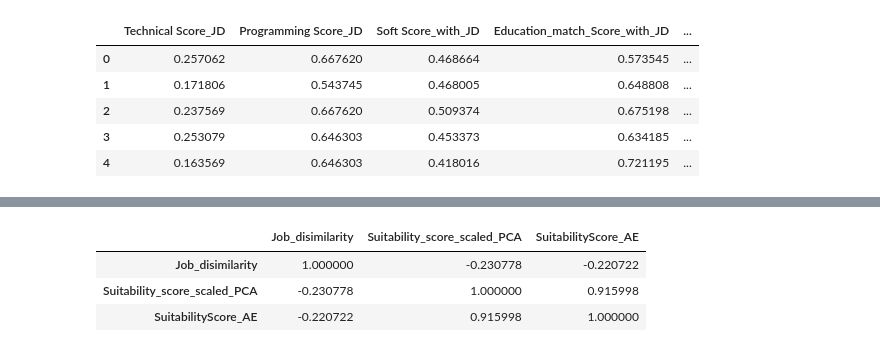
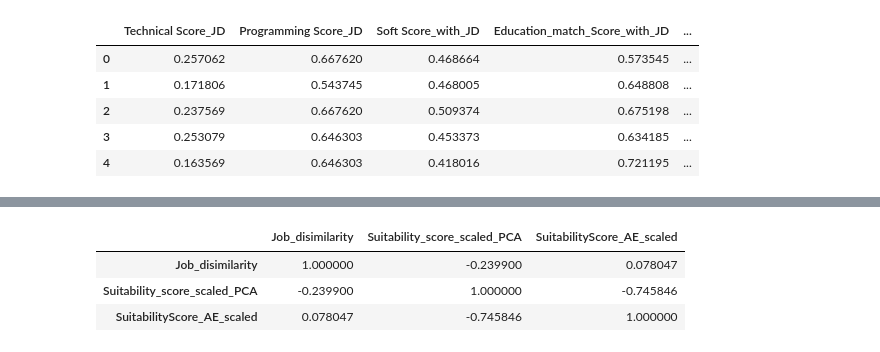
Before and after one commit to DanukaDilshann/AI-Driven-Job-Role-Fit-Prediction, a Jupyter notebook: code/AutoEncoder.ipynb, the cells around one changed output, grey strips where cells are left out. Cells and saved outputs as stored; diff of their text form; code cells hidden in the pictures.

```diff
--- a/code/AutoEncoder.ipynb
+++ b/code/AutoEncoder.ipynb
@@ -176,7 +196,9 @@ Epoch 50/50
 # %%
-# Add latent features to dataset
-for i in range(employee_scores.shape[1]):
+# # Add latent features to dataset
+for i in range(best_hps.get('encoding_dim')):
     data[f'LatentFeature_{i+1}'] = employee_scores[:, i]
+
+
 
 
 # # Save preprocessed data with latent features
@@ -202,15 +233,16 @@ data.head()
 # %%
-data['SuitabilityScore_AE'] = np.abs(data[[f'LatentFeature_{i+1}' for i in range(employee_scores.shape[1])]]).mean(axis=1)
+data['SuitabilityScore_AE'] = np.abs(data[[f'LatentFeature_{i+1}' for i in range(best_hps.get('encoding_dim'))]]).mean(axis=1)
+data['SuitabilityScore_AE_scaled']=scaler.fit_transform(data[['SuitabilityScore_AE']])
 # %%
 df1=pd.read_excel("C://Users//DanukaDilshanRathnay//Desktop//AI-Driven-Job-Role-Fit-Prediction//code//Dataset//Jd_score.xlsx")
-df3=pd.read_excel("C://Users//DanukaDilshanRathnay//Desktop//AI-Driven-Job-Role-Fit-Prediction//code//PCA_score.xlsx")
+df3=pd.read_excel("C://Users//DanukaDilshanRathnay//Desktop//AI-Driven-Job-Role-Fit-Prediction//code//Dataset//PCA_scores.xlsx")
 df1=df1[['EmployeeCode','JD match Score']]
 df1['Job_disimilarity']=1-df1['JD match Score']
 df3=df3[['EmployeeCode','Suitability_score_scaled_PCA']]
 # %%
 dfAE = pd.concat([employee_ids.reset_index(drop=True), data], axis=1)
 # %%
-dfAE=dfAE[['EmployeeCode','SuitabilityScore_AE']]
+dfAE=dfAE[['EmployeeCode','SuitabilityScore_AE_scaled']]
 Suitability_Scores=df1.merge(df3,on='EmployeeCode')
 Suitability_Scores=Suitability_Scores.merge(dfAE,on='EmployeeCode')
 Suitability_Scores.to_excel("abc.xlsx",index=False)
@@ -222,9 +270,9 @@ Index(['EmployeeCode', 'JD match Score', 'Job_disimilarity',
       dtype='object')
 # %%
-Suitability_Scores[['Job_disimilarity','Suitability_score_scaled_PCA', 'SuitabilityScore_AE']].corr()
+Suitability_Scores[['Job_disimilarity','Suitability_score_scaled_PCA', 'SuitabilityScore_AE_scaled']].corr()
 # %% [output]
-|  | Job_disimilarity | Suitability_score_scaled_PCA | SuitabilityScore_AE |
-| Job_disimilarity | 1.000000 | -0.230778 | -0.220722 |
-| Suitability_score_scaled_PCA | -0.230778 | 1.000000 | 0.915998 |
-| SuitabilityScore_AE | -0.220722 | 0.915998 | 1.000000 |
+|  | Job_disimilarity | Suitability_score_scaled_PCA | SuitabilityScore_AE_scaled |
+| Job_disimilarity | 1.000000 | -0.239900 | 0.078047 |
+| Suitability_score_scaled_PCA | -0.239900 | 1.000000 | -0.745846 |
+| SuitabilityScore_AE_scaled | 0.078047 | -0.745846 | 1.000000 |
 # %%
```
Also changed, not shown: parts of 15 cells of this notebook, 38 other files.
